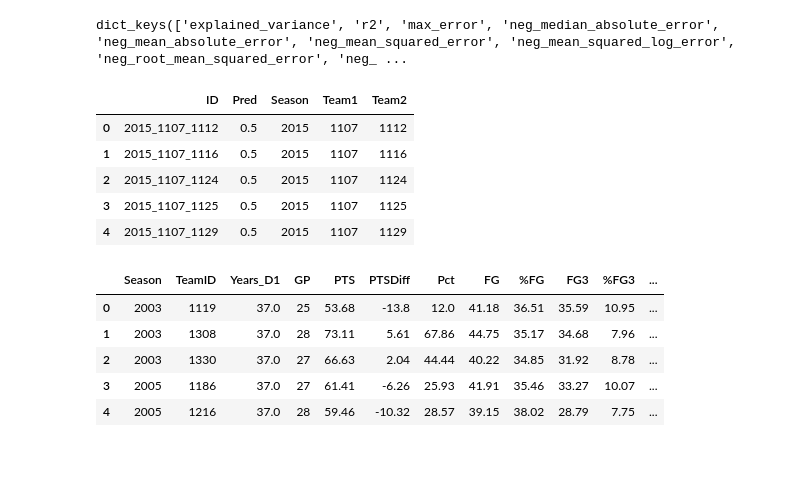
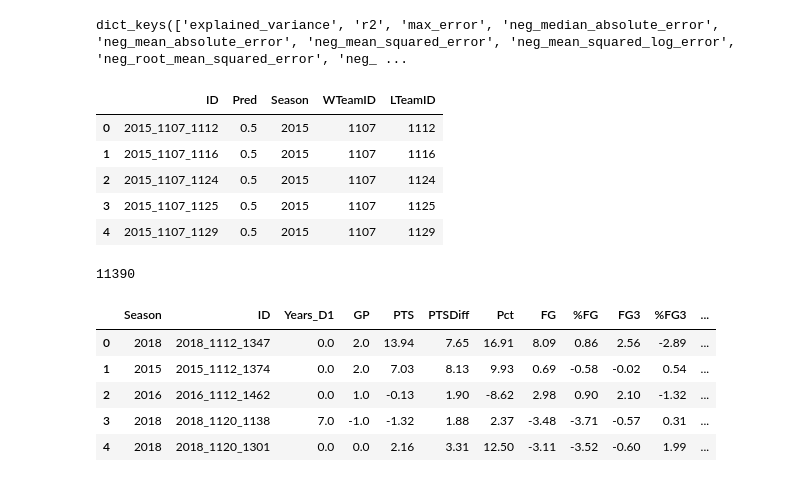
Before and after one commit to henokyemam/MarchMadness2021, a Jupyter notebook: 02_basic_modeling.ipynb, the cells around one changed output. Drawn from its saved outputs; the diff is of its cells as text; code cells hidden in the pictures.

Commit message:
data prepared for modeling

```diff
--- a/02_basic_modeling.ipynb
+++ b/02_basic_modeling.ipynb
@@ -230,24 +298,26 @@ dict_keys(['explained_variance', 'r2', 'max_error', 'neg_median_absolute_error',
 # %%
 # submission
 df_sub = load_dataframe('./Data/MSampleSubmissionStage1.csv')
 df_sub = df_sub \
                 .withColumn('Season', split(df_sub.ID, '_').getItem(0)) \
-                .withColumn('Team1', split(df_sub.ID, '_').getItem(1)) \
-                .withColumn('Team2', split(df_sub.ID, '_').getItem(2))
+                .withColumn('WTeamID', split(df_sub.ID, '_').getItem(1)) \
+                .withColumn('LTeamID', split(df_sub.ID, '_').getItem(2))
 
 df_sub.limit(5).toPandas()
 # %% [output]
-|  | ID | Pred | Season | Team1 | Team2 |
+|  | ID | Pred | Season | WTeamID | LTeamID |
 | 0 | 2015_1107_1112 | 0.5 | 2015 | 1107 | 1112 |
 | 1 | 2015_1107_1116 | 0.5 | 2015 | 1107 | 1116 |
 | 2 | 2015_1107_1124 | 0.5 | 2015 | 1107 | 1124 |
 | 3 | 2015_1107_1125 | 0.5 | 2015 | 1107 | 1125 |
 | 4 | 2015_1107_1129 | 0.5 | 2015 | 1107 | 1129 |
+# %%
+df_sub.count()
+# %% [output]
+11390
 # %%
-# tourney_lr = tourney.withColumn('Target', col('WScore') - col('LScore')) \
-#                       .select('Season', 'WTeamID', 'LTeamID') \
+old_cols = [column for column in season_agg.columns if column != 'Season']
 
-old_cols = [column for column in season_agg.columns if column != 'Season']
 new_cols_L = ['L' + column for column in season_agg.columns if column != 'Season']
 new_cols_W = ['W' + column for column in season_agg.columns if column != 'Season']
 
@@ -256,27 +326,30 @@ season_agg_L = reduce(lambda season_agg, idx:
                    season_agg.withColumnRenamed(old_cols[idx], new_cols_L[idx])
                    , range(len(old_cols)), season_agg)
 
-season_agg_L = season_agg_L.join(tourney_lr, ['LTeamID', 'Season'], 'inner')
+season_agg_L = season_agg_L.join(df_sub.drop('Pred'), ['LTeamID', 'Season'], 'inner')
 
 # rename columns
 season_agg_W = reduce(lambda season_agg, idx:
                    season_agg.withColumnRenamed(old_cols[idx], new_cols_W[idx])
                    , range(len(old_cols)), season_agg)
 
-season_agg_W = season_agg_W.join(tourney_lr, ['WTeamID', 'Season'], 'inner')
+season_agg_W = season_agg_W.join(df_sub.drop('ID', 'Pred'), ['WTeamID', 'Season'], 'inner')
 
 season_agg_lr = season_agg_W.join(season_agg_L
-                                  , ['WTeamID', 'LTeamID', 'Season', 'Target']
+                                  , ['WTeamID', 'LTeamID', 'Season']
                                   , 'inner')
 
-map_win_ex = ['WTeamID', 'Season', 'Target']
-map_loss_ex = ['LTeamID', 'Season', 'Target']
-data_target_positive = map_columns(season_agg_lr, old_cols, new_cols_W, new_cols_L
+map_win_ex = ['WTeamID', 'Season']
+map_loss_ex = ['LTeamID', 'Season']
+data_test = map_columns(season_agg_lr, old_cols, new_cols_W, new_cols_L
                                    , map_win_ex=map_win_ex, map_loss_ex=map_loss_ex)
-# %% [output]
-|  | Season | TeamID | Years_D1 | GP | PTS | PTSDiff | Pct | FG | %FG | FG3 | %FG3 | ... |
-| 0 | 2003 | 1119 | 37.0 | 25 | 53.68 | -13.8 | 12.0 | 41.18 | 36.51 | 35.59 | 10.95 | ... |
-| 1 | 2003 | 1308 | 37.0 | 28 | 73.11 | 5.61 | 67.86 | 44.75 | 35.17 | 34.68 | 7.96 | ... |
-| 2 | 2003 | 1330 | 37.0 | 27 | 66.63 | 2.04 | 44.44 | 40.22 | 34.85 | 31.92 | 8.78 | ... |
-| 3 | 2005 | 1186 | 37.0 | 27 | 61.41 | -6.26 | 25.93 | 41.91 | 35.46 | 33.27 | 10.07 | ... |
-| 4 | 2005 | 1216 | 37.0 | 28 | 59.46 | -10.32 | 28.57 | 39.15 | 38.02 | 28.79 | 7.75 | ... |
+# %%
+data_test = data_test.drop('WTeamID', 'LTeamID').toPandas()
+data_test.head()
+# %% [output]
+|  | Season | ID | Years_D1 | GP | PTS | PTSDiff | Pct | FG | %FG | FG3 | %FG3 | ... |
+| 0 | 2018 | 2018_1112_1347 | 0.0 | 2.0 | 13.94 | 7.65 | 16.91 | 8.09 | 0.86 | 2.56 | -2.89 | ... |
+| 1 | 2015 | 2015_1112_1374 | 0.0 | 2.0 | 7.03 | 8.13 | 9.93 | 0.69 | -0.58 | -0.02 | 0.54 | ... |
+| 2 | 2016 | 2016_1112_1462 | 0.0 | 1.0 | -0.13 | 1.90 | -8.62 | 2.98 | 0.90 | 2.10 | -1.32 | ... |
+| 3 | 2018 | 2018_1120_1138 | 7.0 | -1.0 | -1.32 | 1.88 | 2.37 | -3.48 | -3.71 | -0.57 | 0.31 | ... |
+| 4 | 2018 | 2018_1120_1301 | 0.0 | 0.0 | 2.16 | 3.31 | 12.50 | -3.11 | -3.52 | -0.60 | 1.99 | ... |
```
Also changed, not shown: parts of 17 cells of this notebook, 2 other files.
